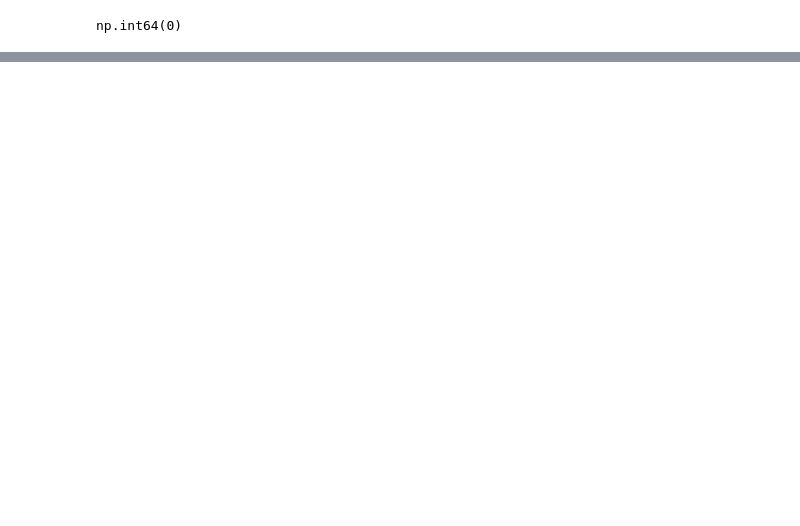
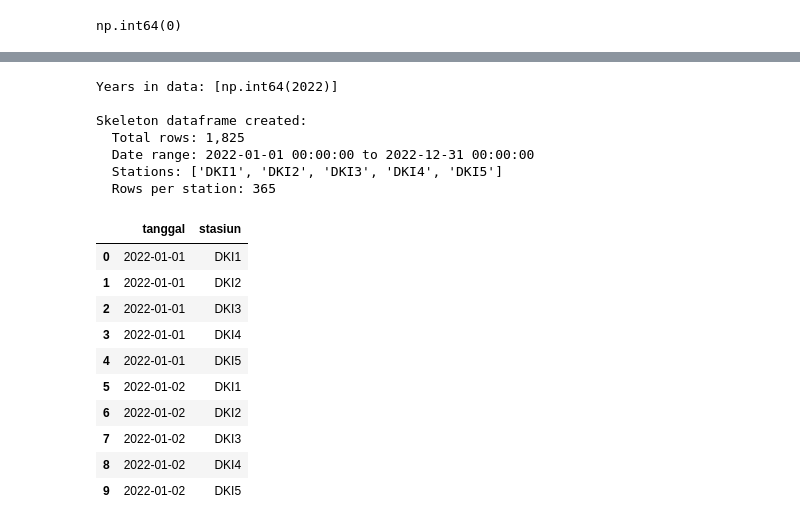
Before and after one commit to DanishRitonga/datavidia-penyisihan, a Jupyter notebook: main.ipynb, the cells around one changed output, grey strips where cells are left out. Saved outputs shown, nothing was run; the diff lists cells and outputs as text; code cells hidden in the pictures; blank space fills up the shorter version.

```diff
--- a/main.ipynb
+++ b/main.ipynb
@@ -1203,0 +1407,51 @@ np.int64(0)
+# %%
+# Create skeleton dataframe with all date-station combinations
+# Get unique years from sungai_df_with_stasiun
+years = sungai_df_with_stasiun['tahun'].unique()
+print(f"Years in data: {sorted(years)}")
+
+# Create all date-station combinations
+skeleton_data = []
+
+for year in years:
+    # Create date range for the full year
+    date_range = pd.date_range(start=f'{year}-01-01', end=f'{year}-12-31', freq='D')
+
+    # Create combinations with all stations
+    for date in date_range:
+        for stasiun_code in stasiun_mapping.keys():
+            skeleton_data.append({
+                'tanggal': date,
+                'stasiun': stasiun_code
+            })
+
+# Create skeleton dataframe
+skeleton_df = pd.DataFrame(skeleton_data)
+skeleton_df = skeleton_df.sort_values(['tanggal', 'stasiun']).reset_index(drop=True)
+
+print(f"\nSkeleton dataframe created:")
+print(f"  Total rows: {len(skeleton_df):,}")
+print(f"  Date range: {skeleton_df['tanggal'].min()} to {skeleton_df['tanggal'].max()}")
+print(f"  Stations: {sorted(skeleton_df['stasiun'].unique())}")
+print(f"  Rows per station: {len(skeleton_df) // len(stasiun_mapping)}")
+
+skeleton_df.head(10)
+# %% [output]
+Years in data: [np.int64(2022)]
+
+Skeleton dataframe created:
+  Total rows: 1,825
+  Date range: 2022-01-01 00:00:00 to 2022-12-31 00:00:00
+  Stations: ['DKI1', 'DKI2', 'DKI3', 'DKI4', 'DKI5']
+  Rows per station: 365
+|  | tanggal | stasiun |
+| 0 | 2022-01-01 | DKI1 |
+| 1 | 2022-01-01 | DKI2 |
+| 2 | 2022-01-01 | DKI3 |
+| 3 | 2022-01-01 | DKI4 |
+| 4 | 2022-01-01 | DKI5 |
+| 5 | 2022-01-02 | DKI1 |
+| 6 | 2022-01-02 | DKI2 |
+| 7 | 2022-01-02 | DKI3 |
+| 8 | 2022-01-02 | DKI4 |
+| 9 | 2022-01-02 | DKI5 |
```
Also changed, not shown: parts of 44 cells of this notebook, 5 other files.
